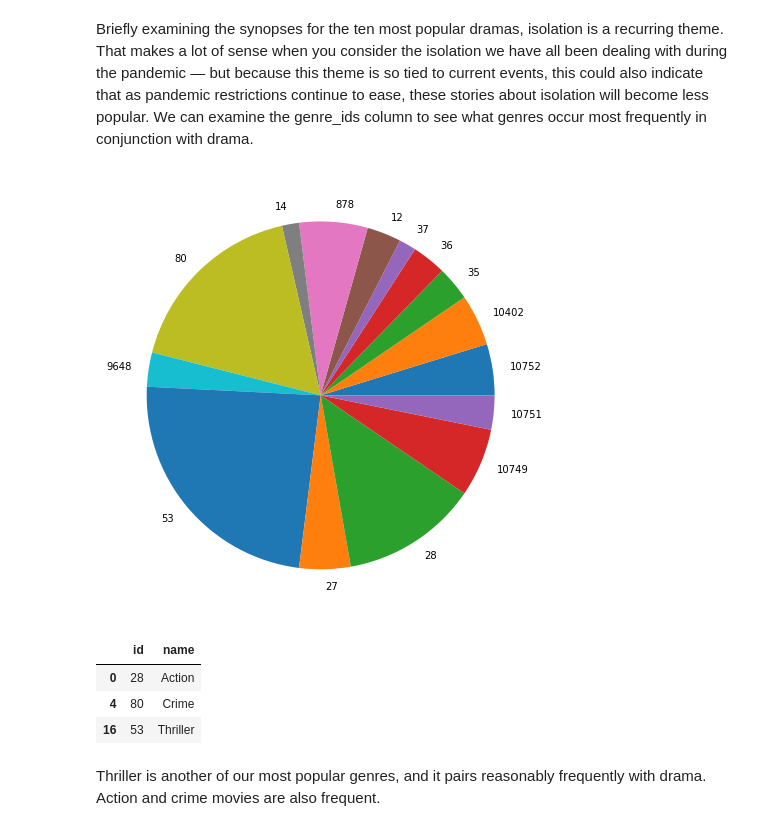
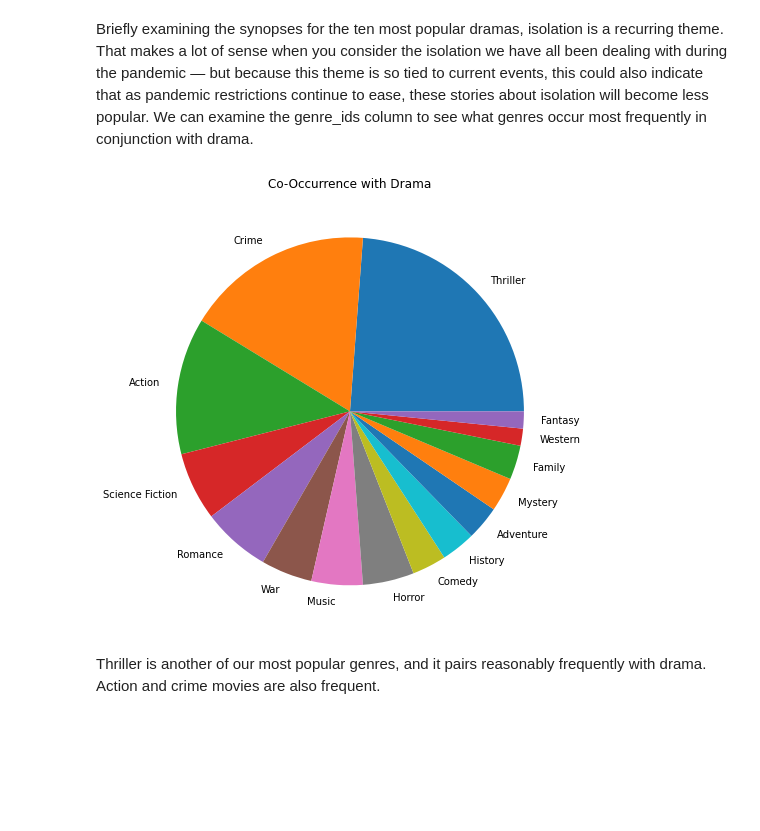
Before and after one commit to zelda4669/movie-data-analysis, a Jupyter notebook: Netflix Top Ten.ipynb, the cells around one changed output. Cells and saved outputs as stored; diff of their text form; code cells hidden in the pictures; blank space fills up the shorter version.

```diff
--- a/Netflix Top Ten.ipynb
+++ b/Netflix Top Ten.ipynb
@@ -62,8 +63,17 @@ drama_details.head()
 | 3 | Synchronic | 64 | [878, 18, 53, 27] | en | Two New Orleans paramedics' lives... | 17.374 | 6.4 | ... |
 | 4 | Concrete Cowboy | 60 | [18, 37] | en | Sent to live with his estranged f... | 34.491 | 6.2 | ... |
 # %%
-#print synopsis for the first ten titles in the dataframe
-for i in list(drama_details['overview'][:10]):
-    print(i)
-    print('\n')
+drama_text = " ".join(overview for overview in drama_details['overview'])
+wordcloud = WordCloud(background_color="white").generate(drama_text)
+plt.figure(figsize=(8,8))
+plt.imshow(wordcloud, interpolation='bilinear')
+plt.axis("off")
+plt.show()
+
+
+
+# #print synopsis for the first ten titles in the dataframe
+# for i in list(drama_details['overview'][:10]):
+#     print(i)
+#     print('\n')
 # %% [output]
@@ -98,22 +92,18 @@ def genre_count(series):
         genres[i] = 0
     for i in g:
         genres[i] += 1
-    return genres
+    df = pd.DataFrame.from_dict(genres, orient='index')
+    df.sort_values(by=0, inplace=True, ascending=False)
+    return df
 # %%
-drama_chart = genre_count(drama_details['genre_ids_y'])
-drama_chart.pop(18)
+drama_chart = genre_count(drama_details['genre_ids_y'], )
+drama_chart = drama_chart.drop(18)
+drama_chart = drama_chart.merge(genres, left_index=True, right_on='id')
 fig = plt.figure(figsize=(8,8))
-plt.pie(drama_chart.values(), labels = drama_chart.keys());
+plt.title('Co-Occurrence with Drama')
+plt.pie(drama_chart[0], labels = drama_chart['name']);
 # %% [output]
-[figure, old version]
+[figure, new version]
-# %%
-#What genre is id 53?
-genres.loc[(genres['id'] == 53) | (genres['id'] == 80) | (genres['id'] == 28)]
-# %% [output]
-|  | id | name |
-| 0 | 28 | Action |
-| 4 | 80 | Crime |
-| 16 | 53 | Thriller |
 # %% [markdown]
 Thriller is another of our most popular genres, and it pairs reasonably frequently with drama. Action and crime movies are also frequent.
 # %% [markdown]
```
Also changed, not shown: parts of 9 cells of this notebook, 6 other files.
